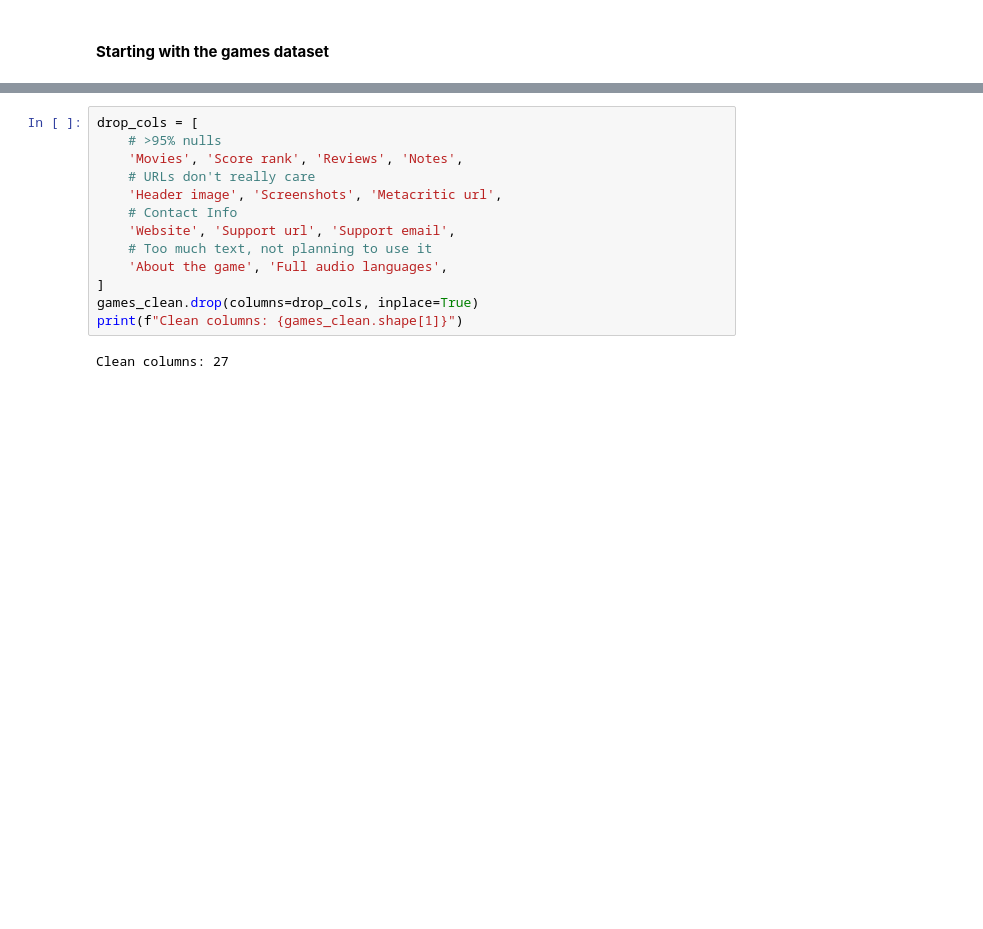
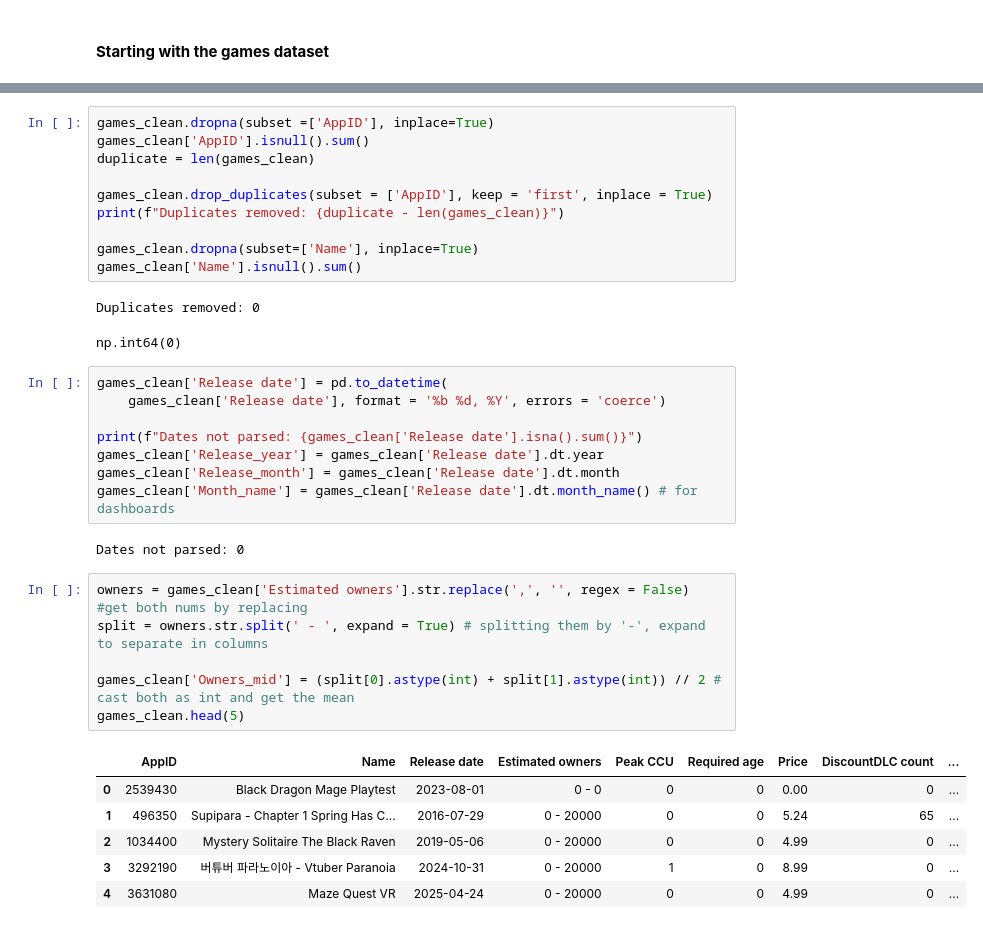
Before and after one commit to EdwinChen18/steam_games_success_analysis, a Jupyter notebook: notebooks/data_cleaning.ipynb, the cells around one changed output, grey strips where cells are left out. Cells and saved outputs as stored; diff of their text form; blank space fills up the shorter version.

```diff
--- a/notebooks/data_cleaning.ipynb
+++ b/notebooks/data_cleaning.ipynb
@@ -156,15 +180,36 @@ games_clean = games.copy()
 # %%
-drop_cols = [
-    # >95% nulls
-    'Movies', 'Score rank', 'Reviews', 'Notes',
-    # URLs don't really care
-    'Header image', 'Screenshots', 'Metacritic url',
-    # Contact Info
-    'Website', 'Support url', 'Support email',
-    # Too much text, not planning to use it
-    'About the game', 'Full audio languages',
-]
-games_clean.drop(columns=drop_cols, inplace=True)
-print(f"Clean columns: {games_clean.shape[1]}")
+games_clean.dropna(subset =['AppID'], inplace=True)
+games_clean['AppID'].isnull().sum()
+duplicate = len(games_clean)
+
+games_clean.drop_duplicates(subset = ['AppID'], keep = 'first', inplace = True)
+print(f"Duplicates removed: {duplicate - len(games_clean)}")
+
+games_clean.dropna(subset=['Name'], inplace=True)
+games_clean['Name'].isnull().sum()
 # %% [output]
-Clean columns: 27
+Duplicates removed: 0
+np.int64(0)
+# %%
+games_clean['Release date'] = pd.to_datetime(
+    games_clean['Release date'], format = '%b %d, %Y', errors = 'coerce')
+
+print(f"Dates not parsed: {games_clean['Release date'].isna().sum()}")
+games_clean['Release_year'] = games_clean['Release date'].dt.year
+games_clean['Release_month'] = games_clean['Release date'].dt.month
+games_clean['Month_name'] = games_clean['Release date'].dt.month_name() # for dashboards
+# %% [output]
+Dates not parsed: 0
+# %%
+owners = games_clean['Estimated owners'].str.replace(',', '', regex = False) #get both nums by replacing
+split = owners.str.split(' - ', expand = True) # splitting them by '-', expand to separate in columns
+
+games_clean['Owners_mid'] = (split[0].astype(int) + split[1].astype(int)) // 2 # cast both as int and get the mean
+games_clean.head(5)
+# %% [output]
+|  | AppID | Name | Release date | Estimated owners | Peak CCU | Required age | Price | DiscountDLC count | ... |
+| 0 | 2539430 | Black Dragon Mage Playtest | 2023-08-01 | 0 - 0 | 0 | 0 | 0.00 | 0 | ... |
+| 1 | 496350 | Supipara - Chapter 1 Spring Has C... | 2016-07-29 | 0 - 20000 | 0 | 0 | 5.24 | 65 | ... |
+| 2 | 1034400 | Mystery Solitaire The Black Raven | 2019-05-06 | 0 - 20000 | 0 | 0 | 4.99 | 0 | ... |
+| 3 | 3292190 | 버튜버 파라노이아 - Vtuber Paranoia | 2024-10-31 | 0 - 20000 | 1 | 0 | 8.99 | 0 | ... |
+| 4 | 3631080 | Maze Quest VR | 2025-04-24 | 0 - 20000 | 0 | 0 | 4.99 | 0 | ... |
```
Also changed, not shown: parts of 12 cells of this notebook.
